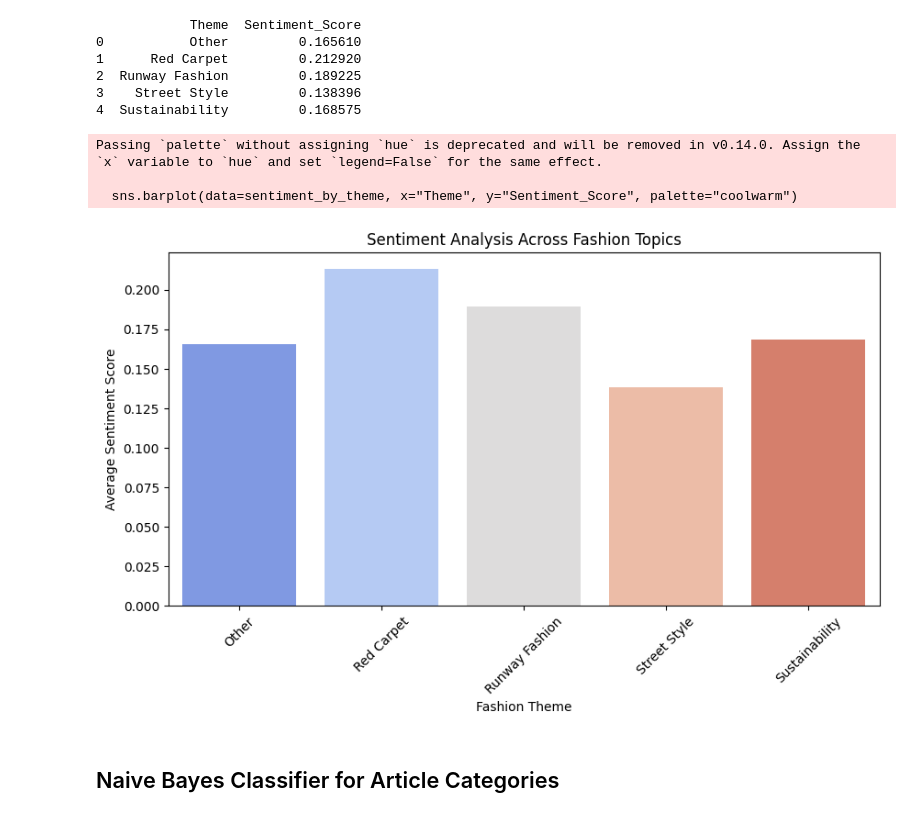
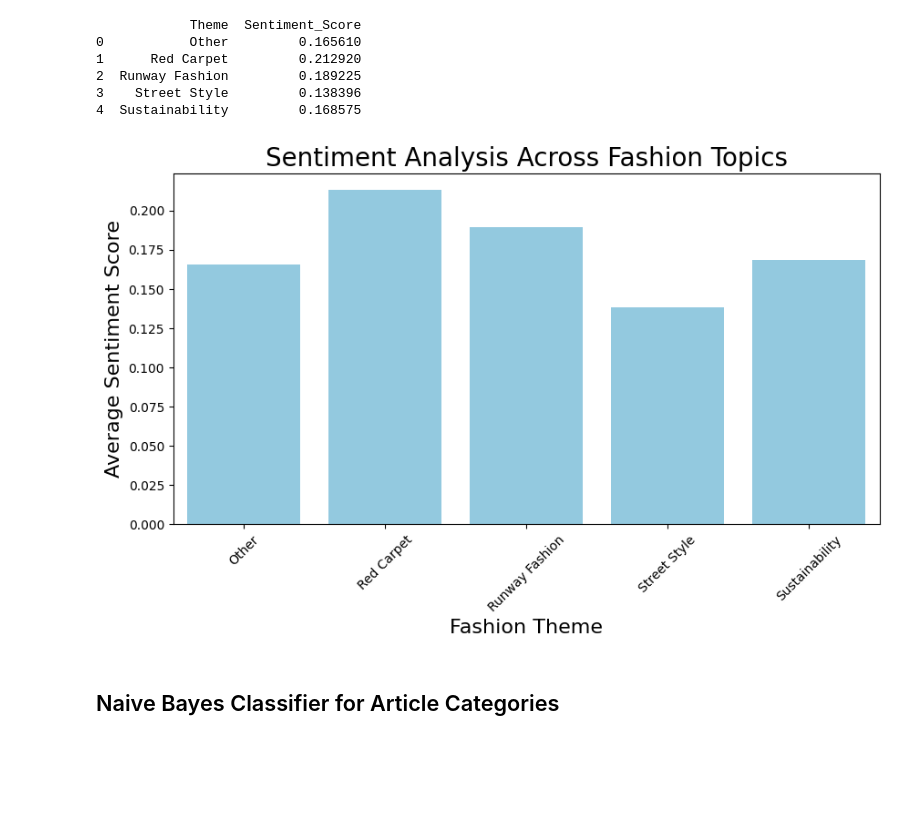
Before and after one commit to tessorastefan/fashion-trends-visualization, a Jupyter notebook: notebooks/eda.ipynb, the cells around one changed output. Cells and saved outputs as stored; diff of their text form; code cells hidden in the pictures; blank space fills up the shorter version.

```diff
--- a/notebooks/eda.ipynb
+++ b/notebooks/eda.ipynb
@@ -202,18 +254,15 @@ print(sentiment_by_theme)
 4  Sustainability         0.168575
 # %%
 plt.figure(figsize=(10, 5))
-sns.barplot(data=sentiment_by_theme, x="Theme", y="Sentiment_Score", palette="coolwarm")
-plt.xlabel("Fashion Theme")
-plt.ylabel("Average Sentiment Score")
-plt.title("Sentiment Analysis Across Fashion Topics")
+sns.barplot(data=sentiment_by_theme, x="Theme", y="Sentiment_Score", color="skyblue")
+plt.xlabel("Fashion Theme", fontsize=16)
+plt.ylabel("Average Sentiment Score", fontsize=16)
+plt.title("Sentiment Analysis Across Fashion Topics", fontsize=20)
 plt.xticks(rotation=45)
 
 plt.show()
 # %% [output]
-Passing `palette` without assigning `hue` is deprecated and will be removed in v0.14.0. Assign the `x` variable to `hue` and set `legend=False` for the same effect.
-
-  sns.barplot(data=sentiment_by_theme, x="Theme", y="Sentiment_Score", palette="coolwarm")
-[figure, old version]
+[figure, new version]
 # %% [markdown]
 ## Naive Bayes Classifier for Article Categories
 # %%
```
Also changed, not shown: parts of 5 cells of this notebook.
